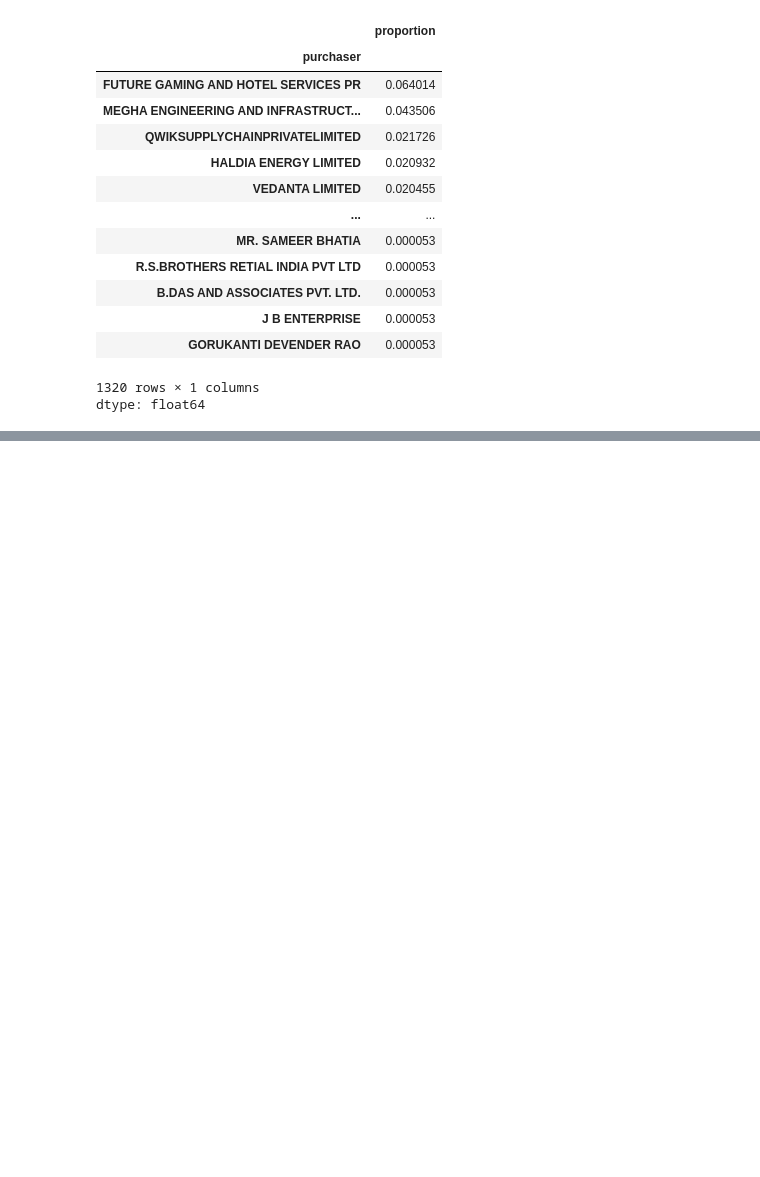
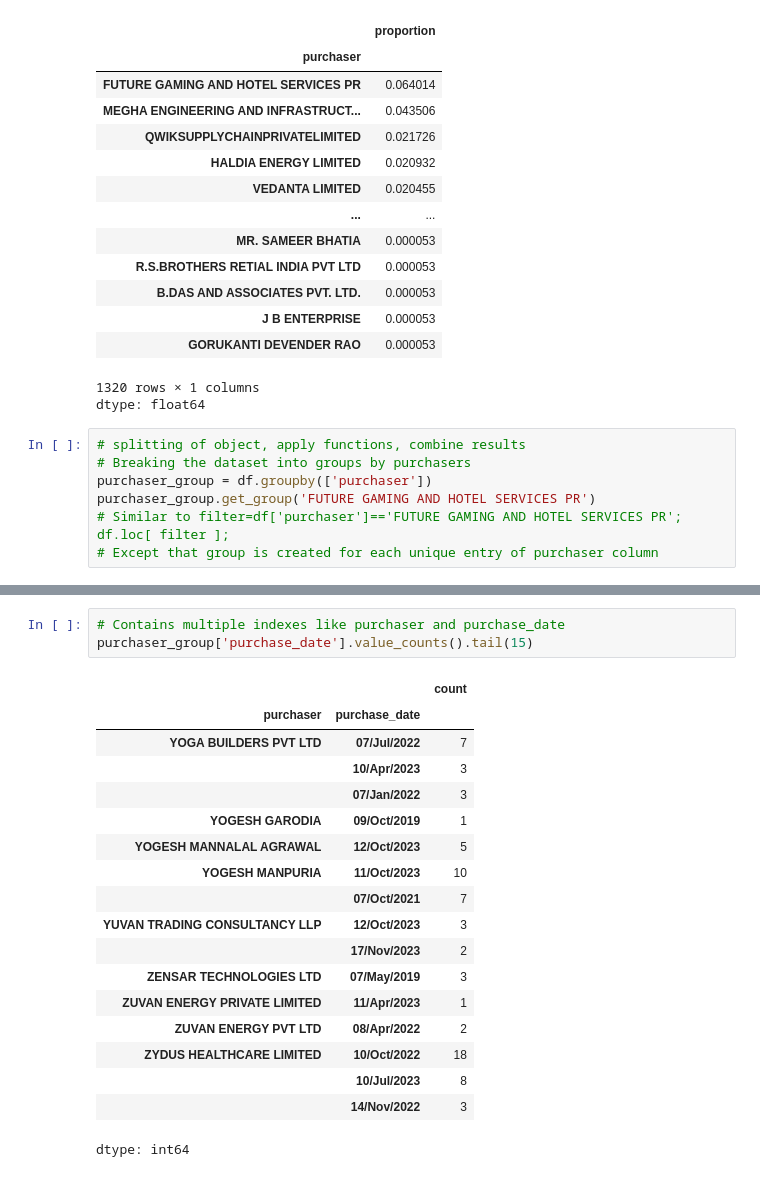
Before and after one commit to ROHIT318/python-practice, a Jupyter notebook: learn_pandas.ipynb, the cells around one changed output, grey strips where cells are left out. Saved outputs shown, nothing was run; the diff lists cells and outputs as text; blank space fills up the shorter version.

```diff
--- a/learn_pandas.ipynb
+++ b/learn_pandas.ipynb
@@ -75,3 +75,10 @@ df['purchaser'].value_counts(normalize=True)
 | GORUKANTI DEVENDER RAO | 0.000053 |
 1320 rows × 1 columns
 dtype: float64
+# %%
+# splitting of object, apply functions, combine results
+# Breaking the dataset into groups by purchasers
+purchaser_group = df.groupby(['purchaser'])
+purchaser_group.get_group('FUTURE GAMING AND HOTEL SERVICES PR')
+# Similar to filter=df['purchaser']=='FUTURE GAMING AND HOTEL SERVICES PR'; df.loc[ filter ];
+# Except that group is created for each unique entry of purchaser column
@@ -77,0 +99,22 @@ dtype: float64
+# %%
+# Contains multiple indexes like purchaser and purchase_date
+purchaser_group['purchase_date'].value_counts().tail(15)
+# %% [output]
+|  |  | count |
+| purchaser | purchase_date |  |
+| YOGA BUILDERS PVT LTD | 07/Jul/2022 | 7 |
+|  | 10/Apr/2023 | 3 |
+|  | 07/Jan/2022 | 3 |
+| YOGESH GARODIA | 09/Oct/2019 | 1 |
+| YOGESH MANNALAL AGRAWAL | 12/Oct/2023 | 5 |
+| YOGESH MANPURIA | 11/Oct/2023 | 10 |
+|  | 07/Oct/2021 | 7 |
+| YUVAN TRADING CONSULTANCY LLP | 12/Oct/2023 | 3 |
+|  | 17/Nov/2023 | 2 |
+| ZENSAR TECHNOLOGIES LTD | 07/May/2019 | 3 |
+| ZUVAN ENERGY PRIVATE LIMITED | 11/Apr/2023 | 1 |
+| ZUVAN ENERGY PVT LTD | 08/Apr/2022 | 2 |
+| ZYDUS HEALTHCARE LIMITED | 10/Oct/2022 | 18 |
+|  | 10/Jul/2023 | 8 |
+|  | 14/Nov/2022 | 3 |
+dtype: int64
```
Also changed, not shown: parts of 3 cells of this notebook.
